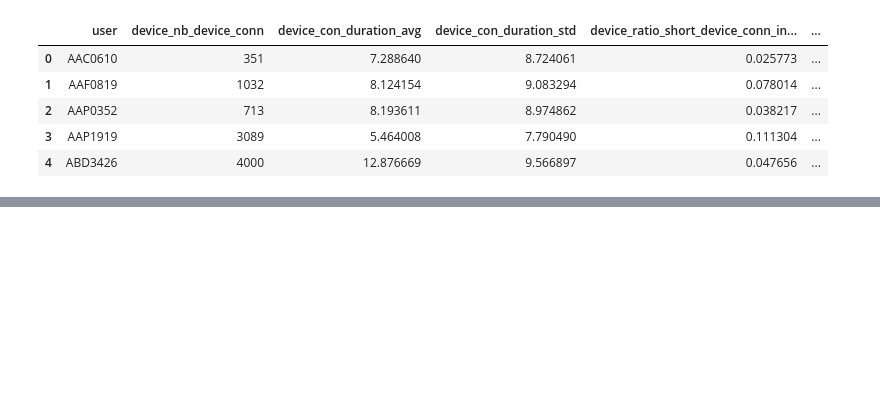
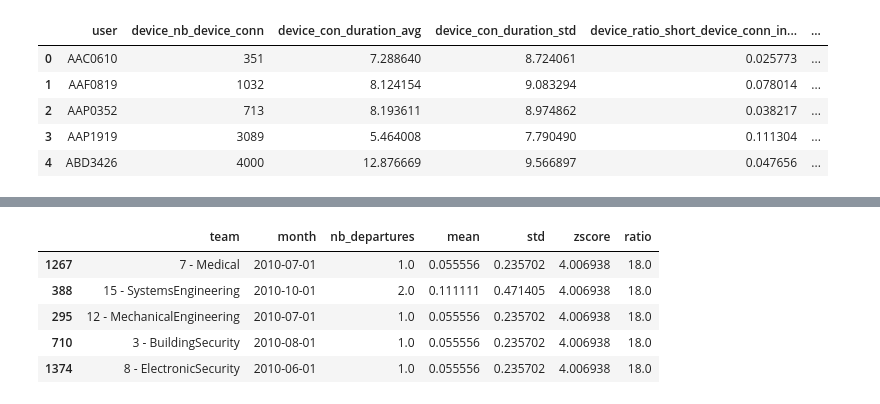
Before and after one commit to SamiKarboubi/CERT-Insider-Threat-Detection, a Jupyter notebook: features_extraction.ipynb, the cells around one changed output, grey strips where cells are left out. Drawn from its saved outputs; the diff is of its cells as text; code cells hidden in the pictures; blank space fills up the shorter version.

```diff
--- a/features_extraction.ipynb
+++ b/features_extraction.ipynb
@@ -1333,0 +1406,15 @@ features_device.head()
+# %%
+ldap["month"] = pd.to_datetime(ldap["month"], errors="coerce")
+
+user_stats = ldap.groupby('user_id').agg(
+    team=('team', 'first'),
+    start_date=('month', 'min'),
+    end_date=('month', 'max')
+).reset_index()
+
+last_month_global = pd.to_datetime("2011-05-01")
+
+user_stats['has_left'] = user_stats['end_date'] < last_month_global
+
+print(user_stats.shape)
+user_stats.head()
@@ -1333,0 +1429,53 @@ features_device.head()
+# %%
+ldap = ldap[['user_id', 'team', 'month']]
+ldap['month'] = pd.to_datetime(ldap['month'])
+ldap['next_month'] = ldap.groupby('user_id')['month'].shift(-1)
+ldap['month_diff'] = (ldap['next_month'] - ldap['month']).dt.days
+
+last_month_data = ldap['month'].max()
+
+departures = ldap[
+    ((ldap['next_month'].isna()) & (ldap['month'] < last_month_data)) | (ldap['month_diff'] > 40)
+].drop_duplicates(subset=['user_id', 'month'])
+
+departures['month'] = departures['month'].dt.to_period('M')
+monthly_dep = departures.groupby(['team', 'month']).size().reset_index(name='nb_departures')
+
+monthly_dep['month'] = pd.to_datetime(monthly_dep['month'].astype(str))
+start = pd.to_datetime("2009-12-01")
+end   = pd.to_datetime("2011-05-01")
+
+full_index = pd.date_range(start, end, freq='MS')
+
+monthly_dep = (
+    monthly_dep
+    .set_index('month')
+    .groupby('team')
+    .apply(lambda x: x.reindex(full_index))
+    .drop(columns='team')
+    .reset_index()
+    .rename(columns={'level_1': 'month'})
+)
+monthly_dep['nb_departures'] = monthly_dep['nb_departures'].fillna(0)
+
+monthly_dep['mean'] = monthly_dep.groupby('team')['nb_departures'].transform('mean')
+monthly_dep['std']  = monthly_dep.groupby('team')['nb_departures'].transform('std')
+
+monthly_dep['zscore'] = np.where(
+    monthly_dep['std'] == 0, 0,
+    (monthly_dep['nb_departures'] - monthly_dep['mean']) / monthly_dep['std']
+)
+
+monthly_dep['ratio'] = np.where(
+    monthly_dep['mean'] == 0, 0,
+    monthly_dep['nb_departures'] / monthly_dep['mean']
+)
+
+monthly_dep.sort_values(by='zscore',ascending=False).head()
+# %% [output]
+|  | team | month | nb_departures | mean | std | zscore | ratio |
+| 1267 | 7 - Medical | 2010-07-01 | 1.0 | 0.055556 | 0.235702 | 4.006938 | 18.0 |
+| 388 | 15 - SystemsEngineering | 2010-10-01 | 2.0 | 0.111111 | 0.471405 | 4.006938 | 18.0 |
+| 295 | 12 - MechanicalEngineering | 2010-07-01 | 1.0 | 0.055556 | 0.235702 | 4.006938 | 18.0 |
+| 710 | 3 - BuildingSecurity | 2010-08-01 | 1.0 | 0.055556 | 0.235702 | 4.006938 | 18.0 |
+| 1374 | 8 - ElectronicSecurity | 2010-06-01 | 1.0 | 0.055556 | 0.235702 | 4.006938 | 18.0 |
```
Also changed, not shown: parts of 36 cells of this notebook, 1 other file.
